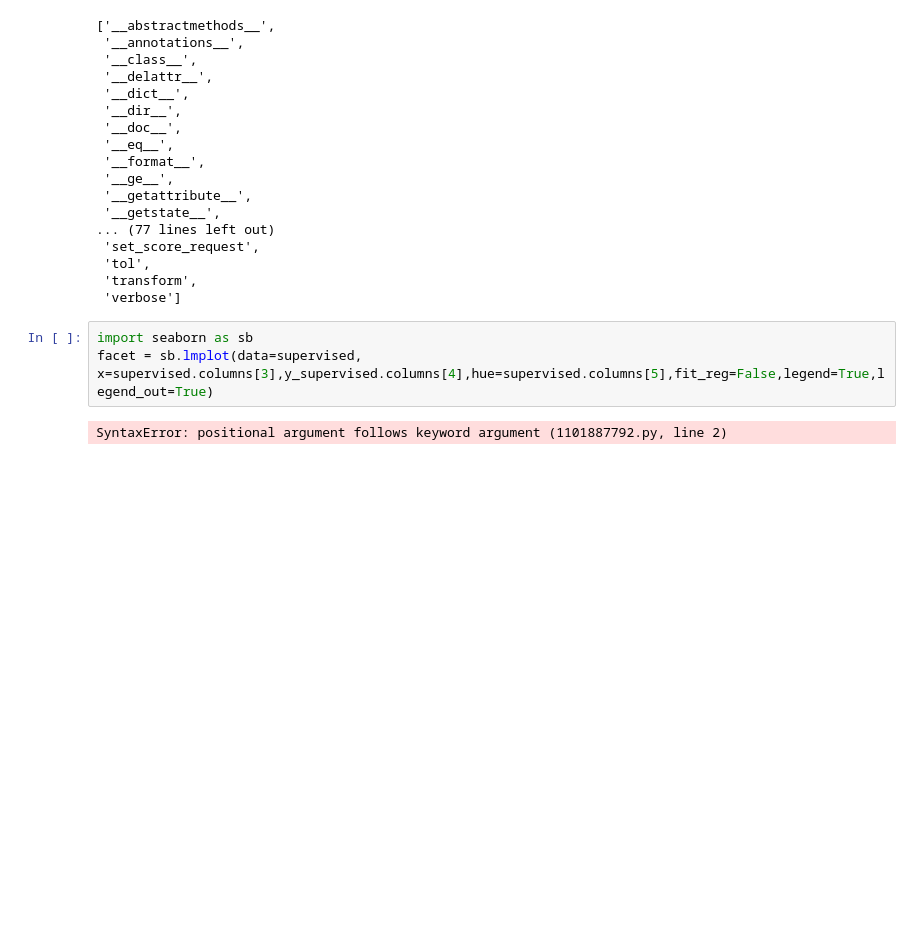
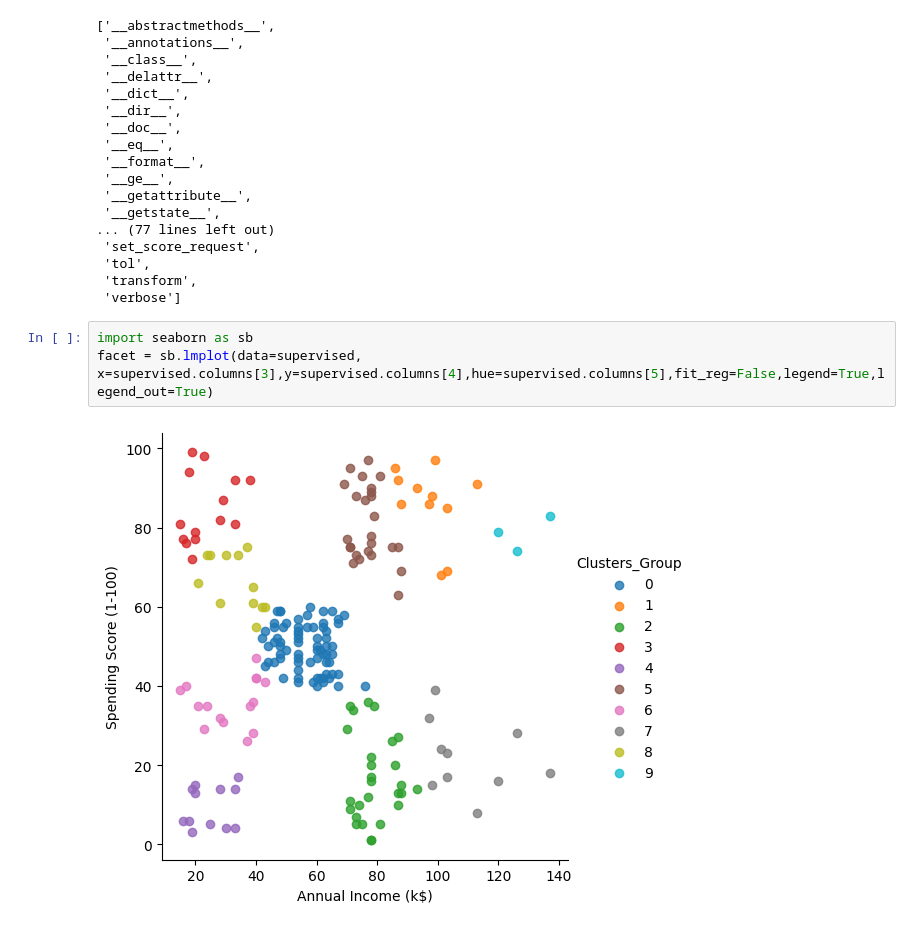
Before and after one commit to SVenkadesh/Venkad_K_Means, a Jupyter notebook: K-Means.ipynb, the cells around one changed output. Saved outputs shown, nothing was run; the diff lists cells and outputs as text; blank space fills up the shorter version.

```diff
--- a/K-Means.ipynb
+++ b/K-Means.ipynb
@@ -127,6 +127,6 @@ dir(kmeans)
  'verbose']
 # %%
 import seaborn as sb
-facet = sb.lmplot(data=supervised, x=supervised.columns[3],y_supervised.columns[4],hue=supervised.columns[5],fit_reg=False,legend=True,legend_out=True)
+facet = sb.lmplot(data=supervised, x=supervised.columns[3],y=supervised.columns[4],hue=supervised.columns[5],fit_reg=False,legend=True,legend_out=True)
 # %% [output]
-SyntaxError: positional argument follows keyword argument (1101887792.py, line 2)
+[figure, added]
```
